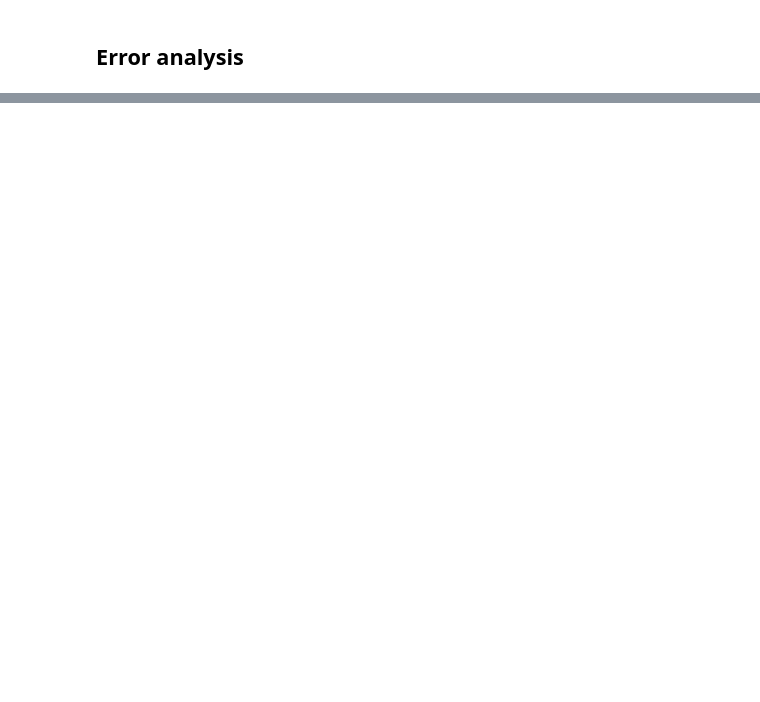
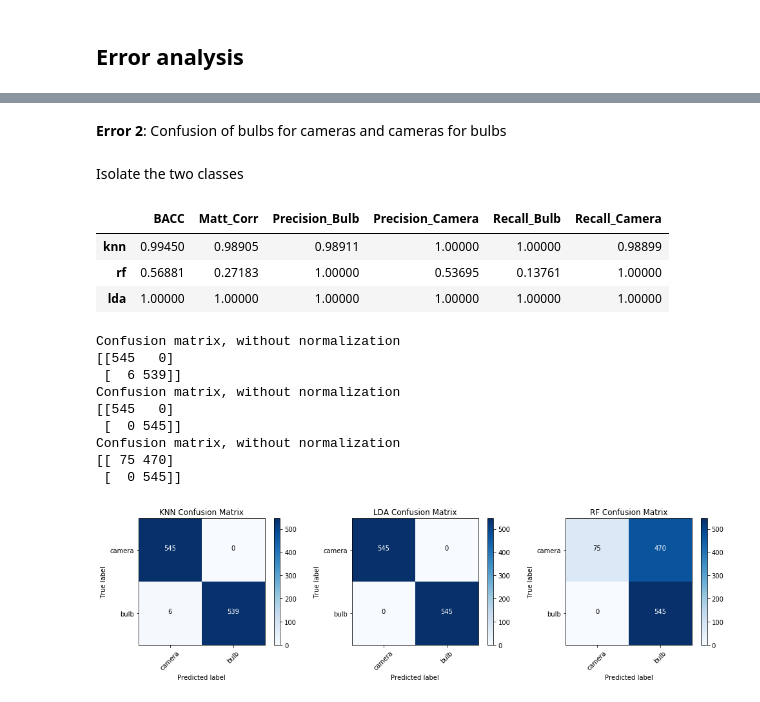
Before and after one commit to 7high/thesis, a Jupyter notebook: multiclass_wifi.ipynb, the cells around one changed output, grey strips where cells are left out. Cells and saved outputs as stored; diff of their text form; code cells hidden in the pictures; blank space fills up the shorter version.

```diff
--- a/multiclass_wifi.ipynb
+++ b/multiclass_wifi.ipynb
@@ -295,0 +419,33 @@ dtype: float64
+# %% [markdown]
+**Error 2**: Confusion of bulbs for cameras and cameras for bulbs
+# %%
+# Get camera and plug packets
+df_train_cambulbs = df_train[(df_train['DeviceType']=='camera') | (df_train['DeviceType']=='bulb')]
+
+df_test_cambulbs = df_test_downsampled[(df_test_downsampled['DeviceType']=='camera') | (df_test_downsampled['DeviceType']=='bulb')]
+# %% [markdown]
+Isolate the two classes
+# %%
+# Run multiclass on just the two device types
+cambulbs_preds, cambulbs_metrics, cambulbs_cms, cambulbs_feature_importance = w.run_multiclass(df_train_cambulbs, df_test_cambulbs, features_list, ['camera','bulb'],use_tuned=False)
+# %%
+cambulbs_metrics_df = w.report_metrics(cambulbs_metrics, ['camera','bulb'], 'wifi-cambulbs_metrics')
+display(cambulbs_metrics_df)
+# %% [output]
+|  | BACC | Matt_Corr | Precision_Bulb | Precision_Camera | Recall_Bulb | Recall_Camera |
+| knn | 0.99450 | 0.98905 | 0.98911 | 1.00000 | 1.00000 | 0.98899 |
+| rf | 0.56881 | 0.27183 | 1.00000 | 0.53695 | 0.13761 | 1.00000 |
+| lda | 1.00000 | 1.00000 | 1.00000 | 1.00000 | 1.00000 | 1.00000 |
+# %%
+w.plot_all_confusion_matrices(cambulbs_cms, ['camera','bulb'])
+# %% [output]
+Confusion matrix, without normalization
+[[545   0]
+ [  6 539]]
+Confusion matrix, without normalization
+[[545   0]
+ [  0 545]]
+Confusion matrix, without normalization
+[[ 75 470]
+ [  0 545]]
+[figure, added]
```
Also changed, not shown: parts of 37 cells of this notebook.
